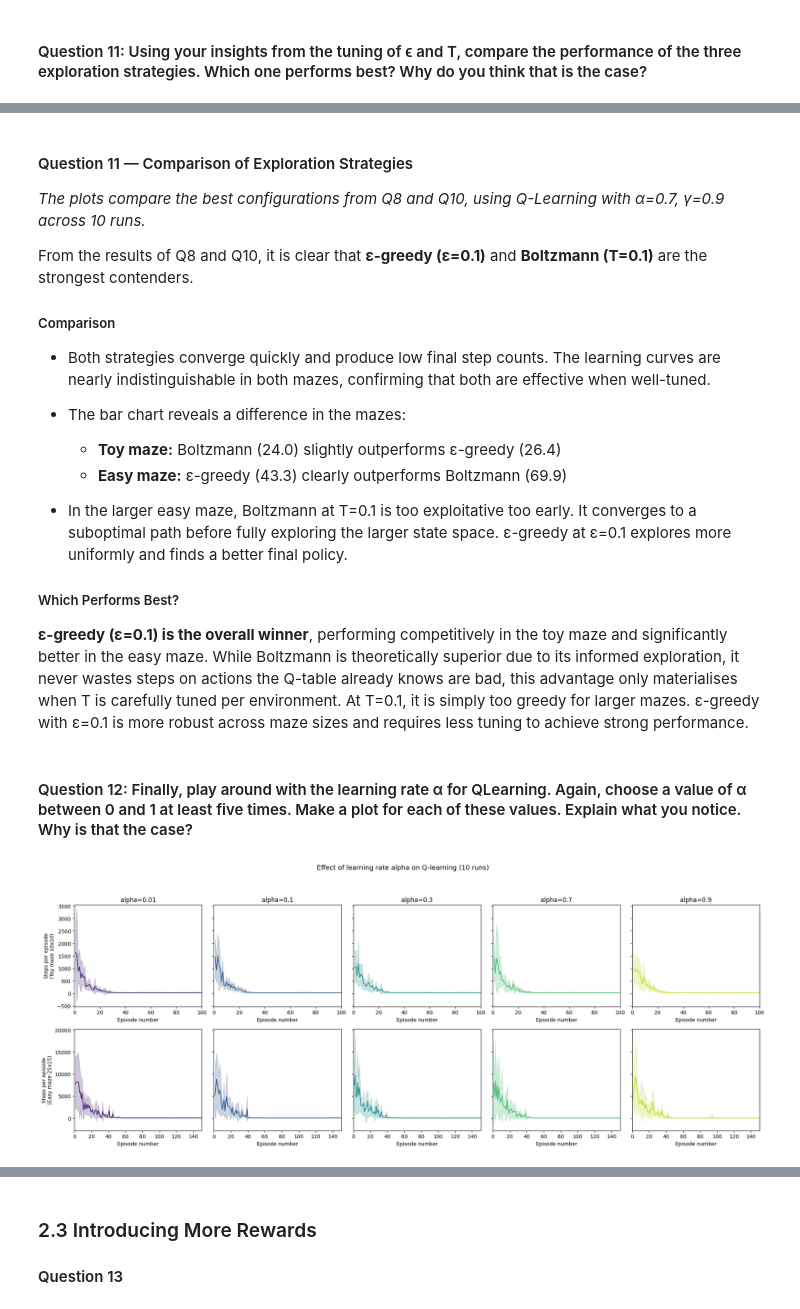
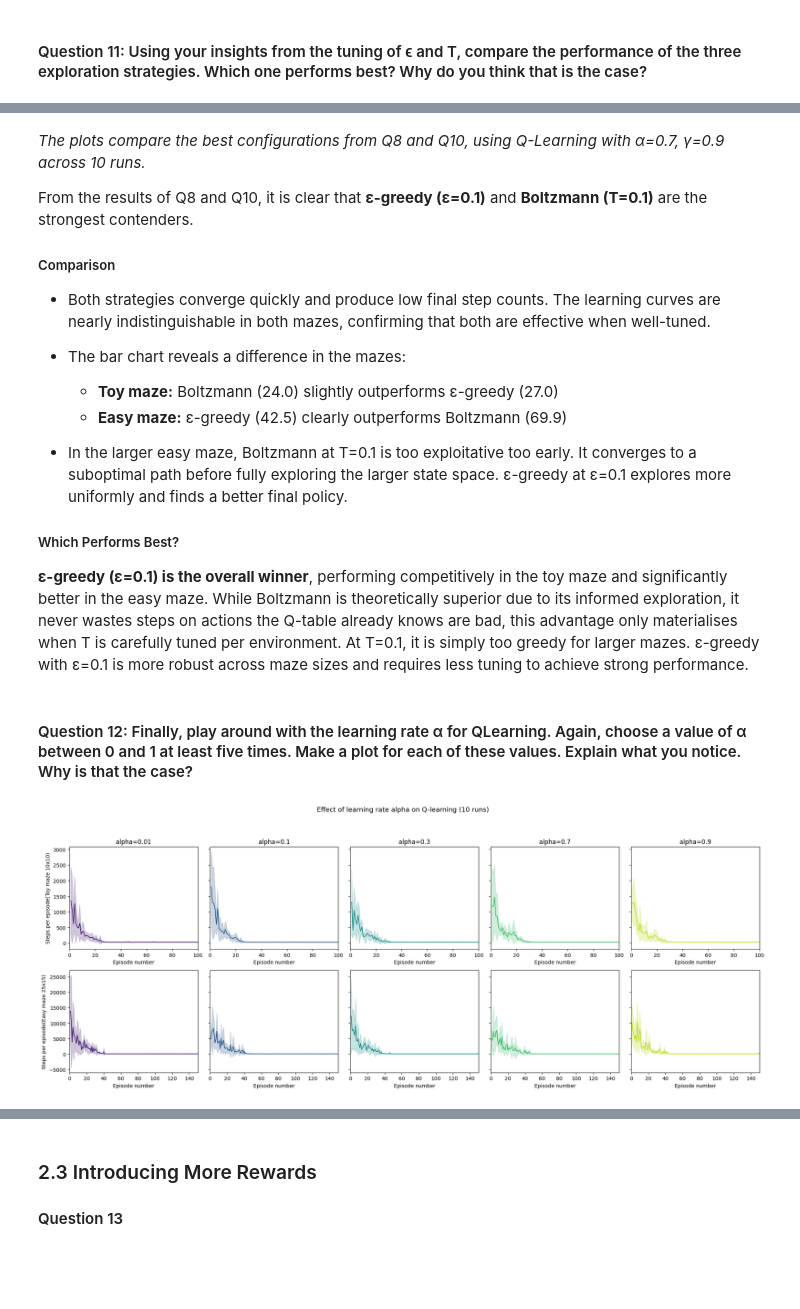
Before and after one commit to guy915/CI-Assignments, a Jupyter notebook: RL/src/Main.ipynb, the cells around one changed output, grey strips where cells are left out. Saved outputs shown, nothing was run; the diff lists cells and outputs as text; code cells hidden in the pictures; blank space fills up the shorter version.

```diff
--- a/RL/src/Main.ipynb
+++ b/RL/src/Main.ipynb
@@ -1054,6 +1160,4 @@ plt.show()
 # %% [markdown]
-#### Question 11 — Comparison of Exploration Strategies
-
 *The plots compare the best configurations from Q8 and Q10, using Q-Learning with α=0.7, γ=0.9 across 10 runs.*
 
 From the results of Q8 and Q10, it is clear that **ε-greedy (ε=0.1)** and
@@ -1066,8 +1170,8 @@ learning curves are nearly indistinguishable in both mazes, confirming that
 both are effective when well-tuned.
 
 - The bar chart reveals a difference in the mazes:
-    - **Toy maze:** Boltzmann (24.0) slightly outperforms ε-greedy (26.4)
-    - **Easy maze:** ε-greedy (43.3) clearly outperforms Boltzmann (69.9)
+    - **Toy maze:** Boltzmann (24.0) slightly outperforms ε-greedy (27.0)
+    - **Easy maze:** ε-greedy (42.5) clearly outperforms Boltzmann (69.9)
 
 - In the larger easy maze, Boltzmann at T=0.1 is too exploitative too early.
 It converges to a suboptimal path before fully exploring the larger state space.
@@ -1108,35 +1212,33 @@ for av in alpha_values:
     alpha_results_easy[av] = run_experiment(
         easy_path, goal_x=24, goal_y=14,
         n_steps=N_STEPS_EASY, n_runs=N_RUNS,
         learner=learner, strategy='e_greedy', eps=0.1
     )
 
 # Plot: 2 rows x 5 columns
 fig, axes = plt.subplots(2, len(alpha_values), figsize=(20, 8), sharey='row')
 colors_alpha = plt.cm.viridis(np.linspace(0.1, 0.9, len(alpha_values)))
 
 for col, (color, av) in enumerate(zip(colors_alpha, alpha_values)):
     mean, std = pad_and_aggregate(alpha_results_toy[av])
     episodes = np.arange(1, len(mean) + 1)
     axes[0, col].plot(episodes, mean, color=color, linewidth=1.5)
     axes[0, col].fill_between(episodes, mean - std, mean + std, alpha=0.25, color=color)
     axes[0, col].set_title(f'alpha={av}')
     axes[0, col].set_xlabel('Episode number')
     axes[0, col].set_xlim(0, 100)
 
     mean, std = pad_and_aggregate(alpha_results_easy[av])
     episodes = np.arange(1, len(mean) + 1)
     axes[1, col].plot(episodes, mean, color=color, linewidth=1.5)
     axes[1, col].fill_between(episodes, mean - std, mean + std, alpha=0.25, color=color)
     axes[1, col].set_xlabel('Episode number')
     axes[1, col].set_xlim(0, 150)
 
-axes[0, 0].set_ylabel('Steps per episode
-(Toy maze 10x10)')
-axes[1, 0].set_ylabel('Steps per episode
-(Easy maze 25x15)')
+axes[0, 0].set_ylabel('Steps per episode(Toy maze 10x10)')
+axes[1, 0].set_ylabel('Steps per episode(Easy maze 25x15)')
 fig.suptitle('Effect of learning rate alpha on Q-learning (10 runs)', fontsize=13)
 plt.tight_layout(rect=[0, 0, 1, 0.93])
 plt.show()
 # %% [output]
-[figure, old version]
+[figure, new version]
```
Also changed, not shown: parts of 26 cells of this notebook, 8 other files.
